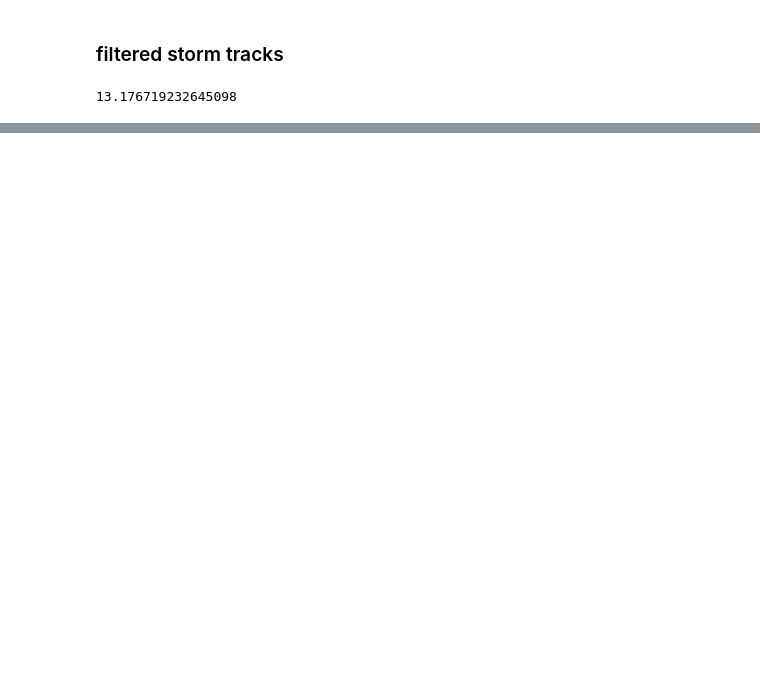
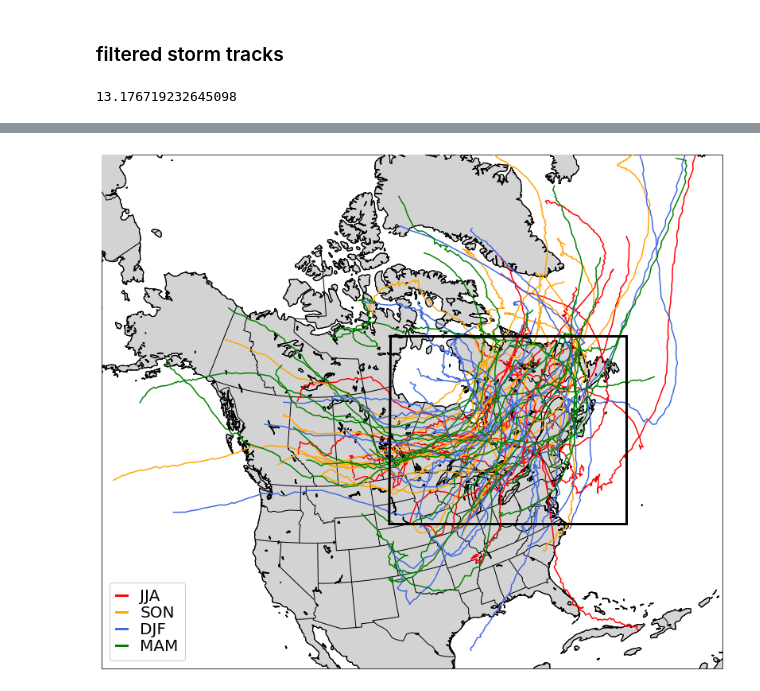
Before and after one commit to maxinecloutierg/ERA5_Storm_Track, a Jupyter notebook: jupyter/etc_maps.ipynb, the cells around one changed output, grey strips where cells are left out. Drawn from its saved outputs; the diff is of its cells as text; code cells hidden in the pictures; blank space fills up the shorter version.

```diff
--- a/jupyter/etc_maps.ipynb
+++ b/jupyter/etc_maps.ipynb
@@ -808,0 +324,58 @@ plt.show()
+# %%
+# Plot CRCM6 domain and 2020 filtered storms
+
+# read storm tracks and keep year 2020
+tracks = pd.read_csv('/pampa/cloutier/storm_tracks/filtered/etc24_consec_season.csv', index_col=0)
+data = tracks.loc[(tracks.datetime // 1000000 >= 2020)]
+
+seasons = ['JJA', 'SON', 'DJF', 'MAM']
+colors = ['red', 'orange', 'royalblue', 'green']
+
+# Create rotated poles projection.
+rotated_pole = ccrs.RotatedPole(pole_latitude=37, pole_longitude=65, central_rotated_longitude = 0)
+fig, ax = plt.subplots(1, 1, subplot_kw={ 'projection': rotated_pole}, figsize=(14,12))
+ax.set_extent([-140, -60, 22, 90])
+add_features()
+i = 1
+
+#Iterate over each dataframe and its corresponding color
+for szn, color in zip(seasons, colors):
+    df = data.loc[data.season == szn]
+    # Iterate over each storm in the current dataframe
+    for storm_id, storm_data in df.groupby('storm'):
+        # Convert latitude and longitude to map projection coordinates
+        lat = storm_data['latitude'].values
+        lon = storm_data['longitude'].values
+
+        # transform lat and lon for rotated poles
+        rot_coords = rotated_pole.transform_points(ccrs.PlateCarree(), lon, lat)
+
+        # Plot the line for the current storm with the corresponding color
+        ax.plot(rot_coords[:, 0], rot_coords[:, 1], color=color, linewidth=1.5, transform=rotated_pole,zorder=10)
+
+    i += 1
+
+# Plot CRCM6 domain
+ax.plot([9.572, 9.752], [-8.604, 14.57], transform=rotated_pole, c='black', zorder=15, linewidth=3)
+ax.plot([38.84, 38.84], [-8.604, 14.57], transform=rotated_pole, c='black', zorder=15, linewidth=3)
+ax.plot([9.572, 38.84], [-8.604, -8.604], transform=rotated_pole, c='black', zorder=15, linewidth=3)
+ax.plot([9.572, 38.84], [14.57,14.57], transform=rotated_pole, c='black', zorder=15, linewidth=3)
+
+
+# Create legend
+legend_elements = [Line2D([0], [0], color='red', linewidth=3, label='JJA'),
+                   Line2D([0], [0], color='orange', linewidth=3, label='SON'),
+                   Line2D([0], [0], color='royalblue', linewidth=3, label='DJF'),
+                   Line2D([0], [0], color='green', linewidth=3, label='MAM')]
+
+# Add the legend to the plot
+legend = plt.legend(handles=legend_elements, loc='lower left', fontsize="20",
+                    ncol=1, labelspacing=0.1, handlelength=0.7)
+
+# Get the legend box
+legend.get_frame().set_alpha(4)
+
+# Add ERA5
+plt.show()
+# %% [output]
+[figure, added]
```
Also changed, not shown: parts of 25 cells of this notebook, 6 other files.
